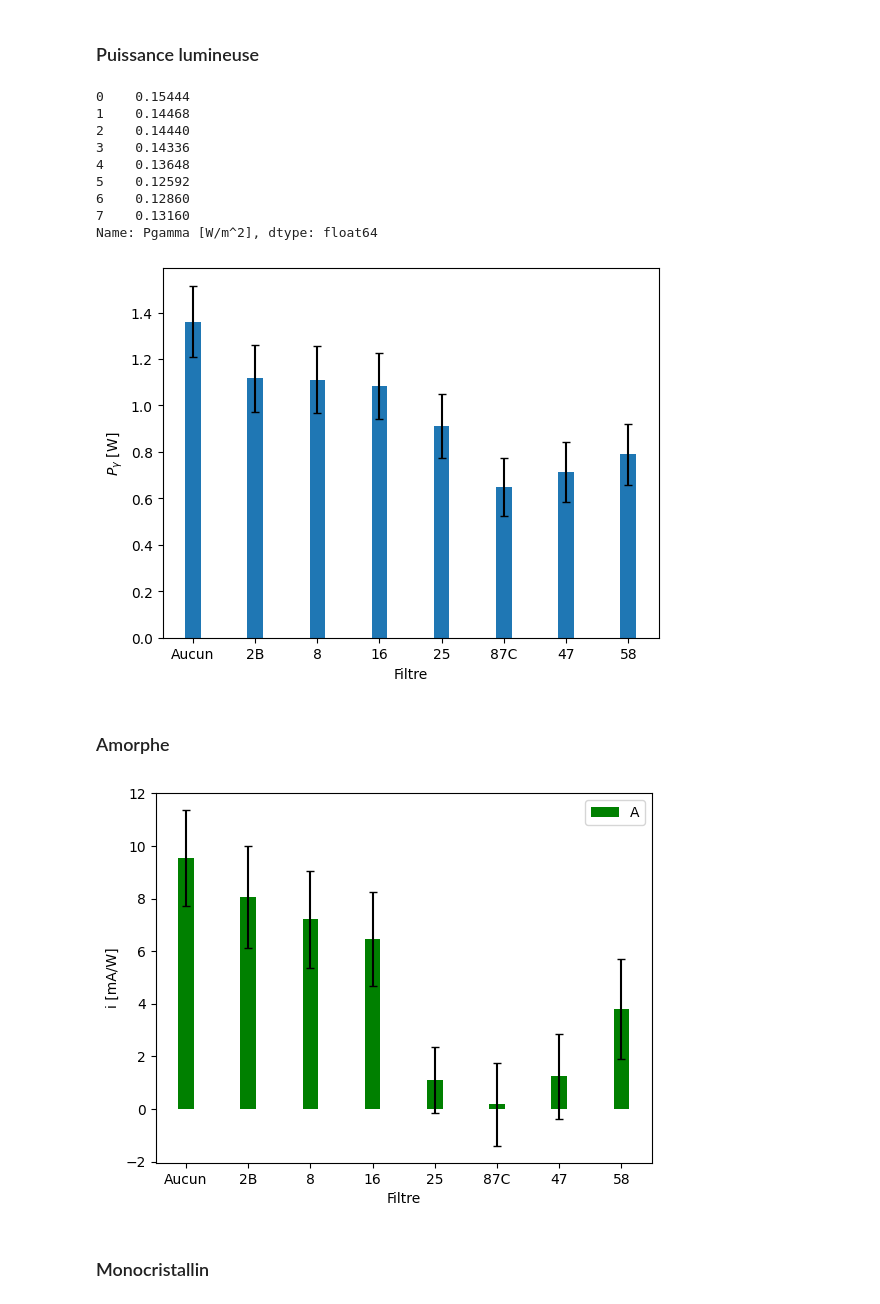
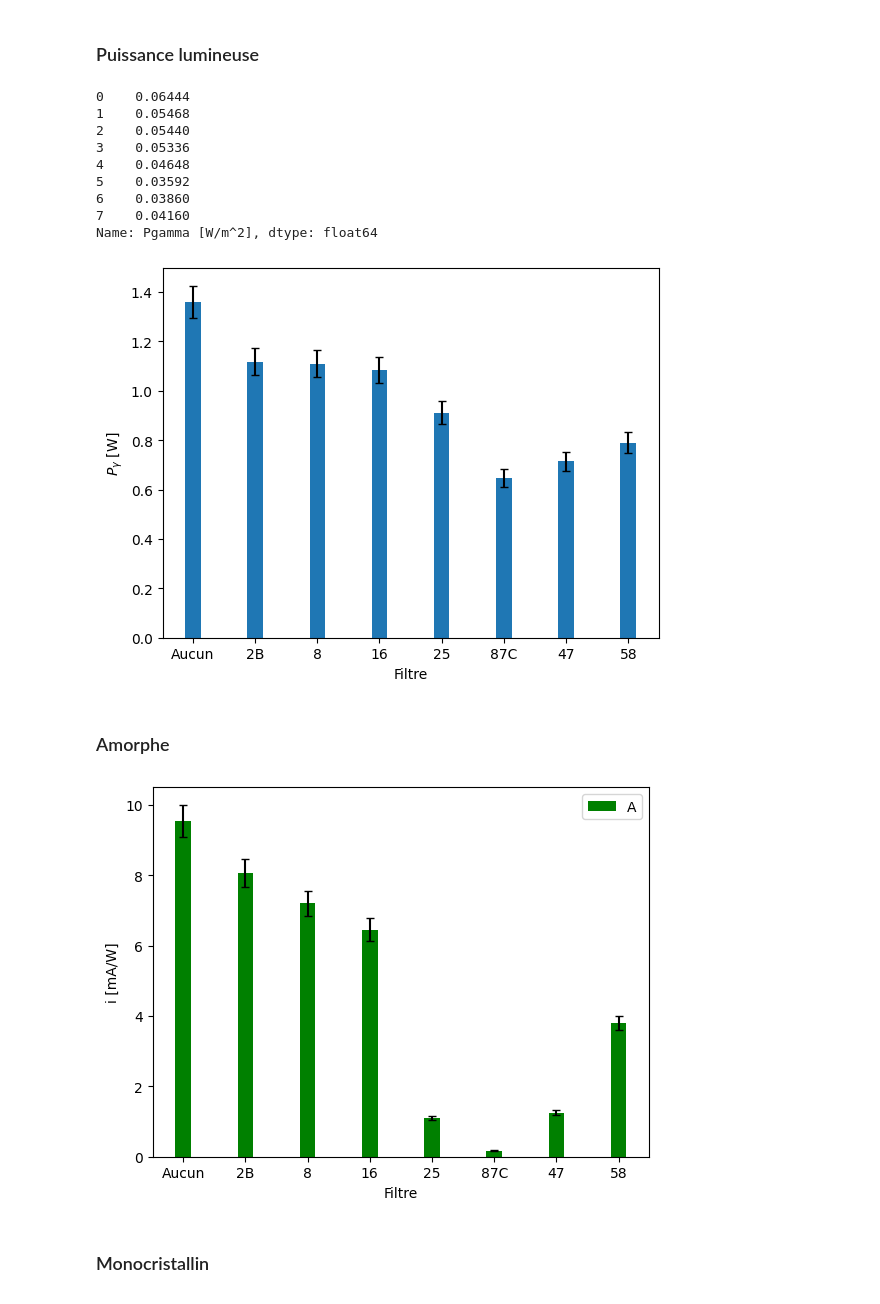
Before and after one commit to TomVdt/TPII-rapports, a Jupyter notebook: 01-J7-energie-solaire/analyse/exp4.ipynb, the cells around one changed output. Drawn from its saved outputs; the diff is of its cells as text; code cells hidden in the pictures.

```diff
--- a/01-J7-energie-solaire/analyse/exp4.ipynb
+++ b/01-J7-energie-solaire/analyse/exp4.ipynb
@@ -26,19 +26,21 @@ pgammaSdata = pd.read_csv("../data/Pgamma(filtre),d=42cm.csv", delimiter=", ", h
 filtres = pgammaSdata["Filtre"]
 PgammaS = pgammaSdata["Pgamma [W/m^2]"]
 Pgamma = PgammaS * 0.01
+l = 0.01
+S = 0.01
 deltaS = 0.0004 # m^2
-delta_PgammaS = np.maximum.reduce((np.ones(len(PgammaS)) * 10, PgammaS * 0.05))
-delta_Pgamma = delta_PgammaS * 0.01 + deltaS * PgammaS
+delta_PgammaS = np.ones(len(PgammaS))
+delta_Pgamma = delta_PgammaS * S + deltaS * PgammaS
 delta_Pgamma
 # %% [output]
-0    0.15444
-1    0.14468
-2    0.14440
-3    0.14336
-4    0.13648
-5    0.12592
-6    0.12860
-7    0.13160
+0    0.06444
+1    0.05468
+2    0.05440
+3    0.05336
+4    0.04648
+5    0.03592
+6    0.03860
+7    0.04160
 Name: Pgamma [W/m^2], dtype: float64
 # %%
 plt.bar(filtres, Pgamma, yerr=delta_Pgamma, width=barwidth, capsize=capsize)
@@ -46,28 +48,28 @@ plt.xlabel("Filtre")
 plt.ylabel("$P_{\gamma}$ [W]")
 tikz.save("../plots/Pgamma(filtre).tikz")
 # %% [output]
-[figure, old version]
+[figure, new version]
 # %% [markdown]
 ### Amorphe
 # %%
 # i = Igamma / Pgamma
 igammadata = pd.read_csv("../data/Igamma(filtre),amorphe,d=42cm.csv", delimiter=", ")
-igamma = igammadata["Igamma [mA]"]
-delta_igamma = np.ones(len(igamma))
+Igamma = igammadata["Igamma [mA]"]
+delta_igamma = np.ones(len(Igamma)) * 0.003
 
 # Fit data linearly
-i = igamma / Pgamma
-delta_i = delta_igamma / Pgamma + igamma / (Pgamma ** 2) * delta_Pgamma
+i = Igamma / Pgamma
+delta_i = delta_igamma / Pgamma + Igamma / (Pgamma ** 2) * delta_Pgamma
 x = np.arange(len(filtres))
 
 plt.bar(x, i, yerr=delta_i, capsize=capsize, width=barwidth, color=colors["A"], label="A")
 plt.legend()
 plt.xticks(x, pgammaSdata["Filtre"])
 plt.xlabel("Filtre")
 plt.ylabel("i [mA/W]")
 tikz.save("../plots/i(filtre),A.tikz")
 # %% [output]
-[figure, old version]
+[figure, new version]
 # %% [markdown]
 ### Monocristallin
 # %% [markdown]
```
Also changed, not shown: parts of 1 cell of this notebook, 12 other files.
